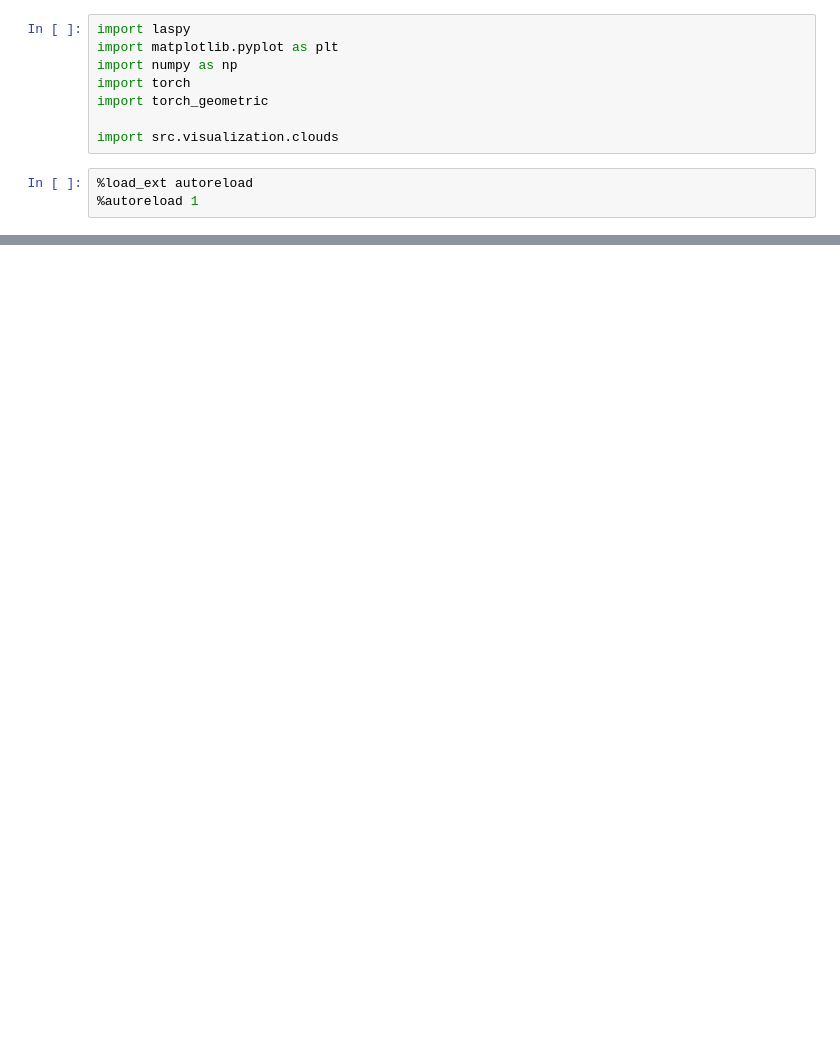
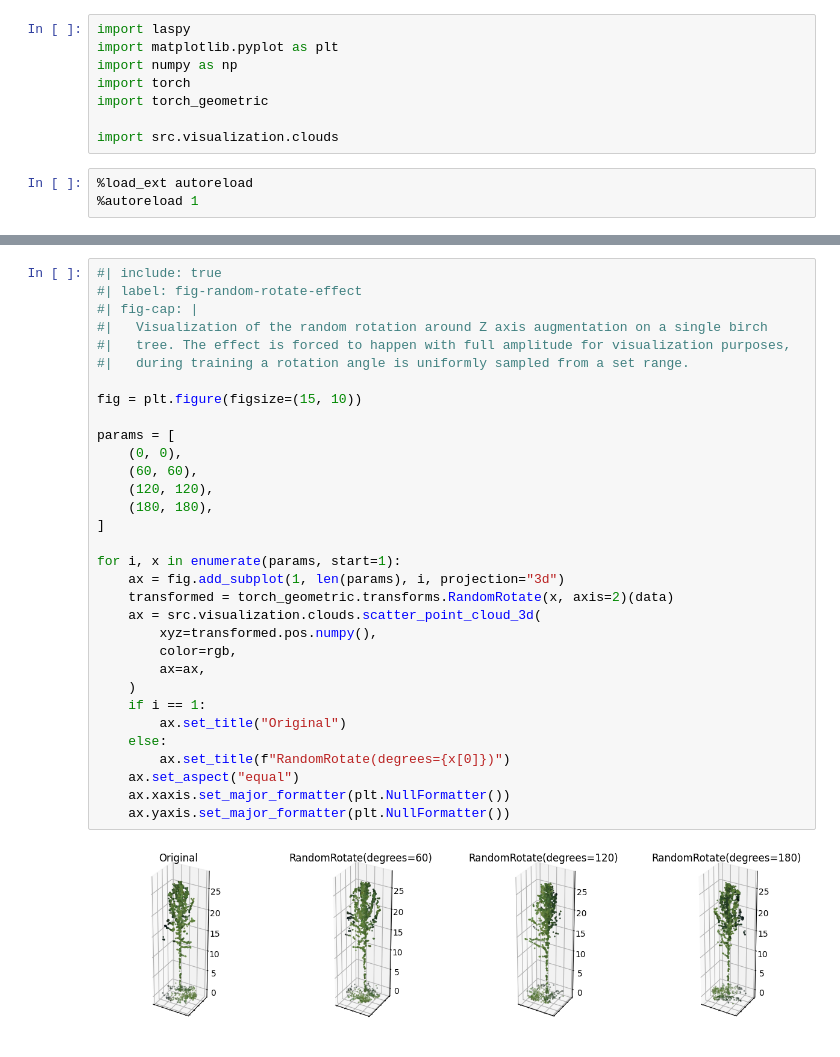
Before and after one commit to iod-ine/thesis, a Jupyter notebook: chapters/03b_augmentations.ipynb, the cells around one changed output, grey strips where cells are left out. Cells and saved outputs as stored; diff of their text form; blank space fills up the shorter version.

```diff
--- a/chapters/03b_augmentations.ipynb
+++ b/chapters/03b_augmentations.ipynb
@@ -48,0 +85,34 @@ for i, x in enumerate(params, start=1):
+# %%
+#| include: true
+#| label: fig-random-rotate-effect
+#| fig-cap: |
+#|   Visualization of the random rotation around Z axis augmentation on a single birch
+#|   tree. The effect is forced to happen with full amplitude for visualization purposes,
+#|   during training a rotation angle is uniformly sampled from a set range.
+
+fig = plt.figure(figsize=(15, 10))
+
+params = [
+    (0, 0),
+    (60, 60),
+    (120, 120),
+    (180, 180),
+]
+
+for i, x in enumerate(params, start=1):
+    ax = fig.add_subplot(1, len(params), i, projection="3d")
+    transformed = torch_geometric.transforms.RandomRotate(x, axis=2)(data)
+    ax = src.visualization.clouds.scatter_point_cloud_3d(
+        xyz=transformed.pos.numpy(),
+        color=rgb,
+        ax=ax,
+    )
+    if i == 1:
+        ax.set_title("Original")
+    else:
+        ax.set_title(f"RandomRotate(degrees={x[0]})")
+    ax.set_aspect("equal")
+    ax.xaxis.set_major_formatter(plt.NullFormatter())
+    ax.yaxis.set_major_formatter(plt.NullFormatter())
+# %% [output]
+[figure, added]
```
Also changed, not shown: parts of 5 cells of this notebook, 1 other file.
